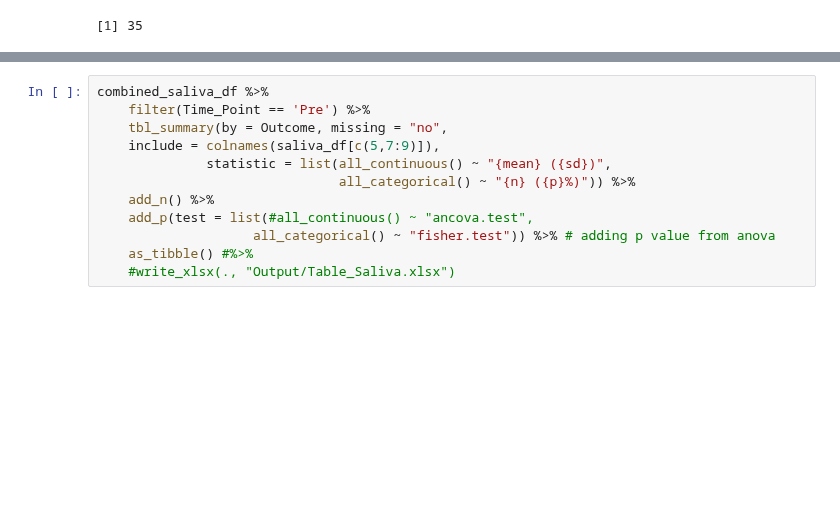
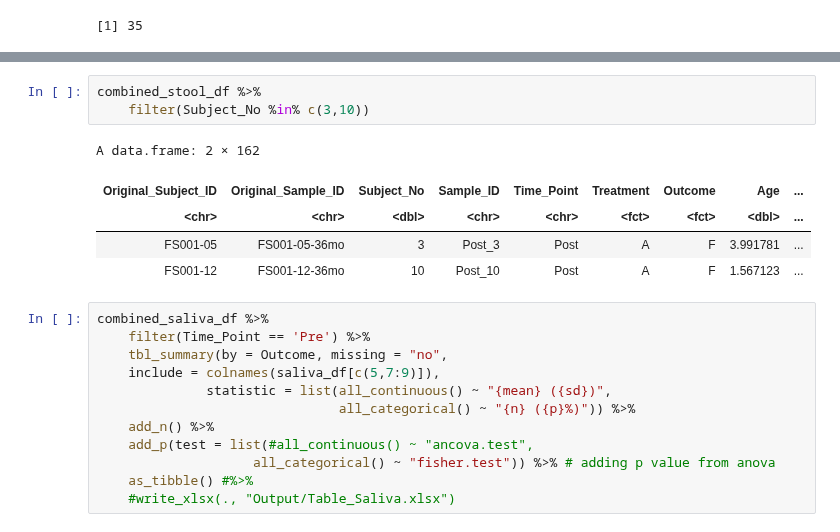
Before and after one commit to Ragerlab/P1013.-Microbiome-Peanut-Allergy, a Jupyter notebook: 1. Descriptive Statistics/Descriptive Statistics.ipynb, the cells around one changed output, grey strips where cells are left out. Drawn from its saved outputs; the diff is of its cells as text; blank space fills up the shorter version.

```diff
--- a/1. Descriptive Statistics/Descriptive Statistics.ipynb
+++ b/1. Descriptive Statistics/Descriptive Statistics.ipynb
@@ -96,3 +106,12 @@ length(unique(combined_stool_df$Subject_No))
+# %%
+combined_stool_df %>%
+    filter(Subject_No %in% c(3,10))
+# %% [output]
+A data.frame: 2 × 162
+| Original_Subject_ID | Original_Sample_ID | Subject_No | Sample_ID | Time_Point | Treatment | Outcome | Age | ... |
+| <chr> | <chr> | <dbl> | <chr> | <chr> | <fct> | <fct> | <dbl> | ... |
+| FS001-05 | FS001-05-36mo | 3 | Post_3 | Post | A | F | 3.991781 | ... |
+| FS001-12 | FS001-12-36mo | 10 | Post_10 | Post | A | F | 1.567123 | ... |
 # %%
 combined_saliva_df %>%
     filter(Time_Point == 'Pre') %>%
```
Also changed, not shown: parts of 6 cells of this notebook.
